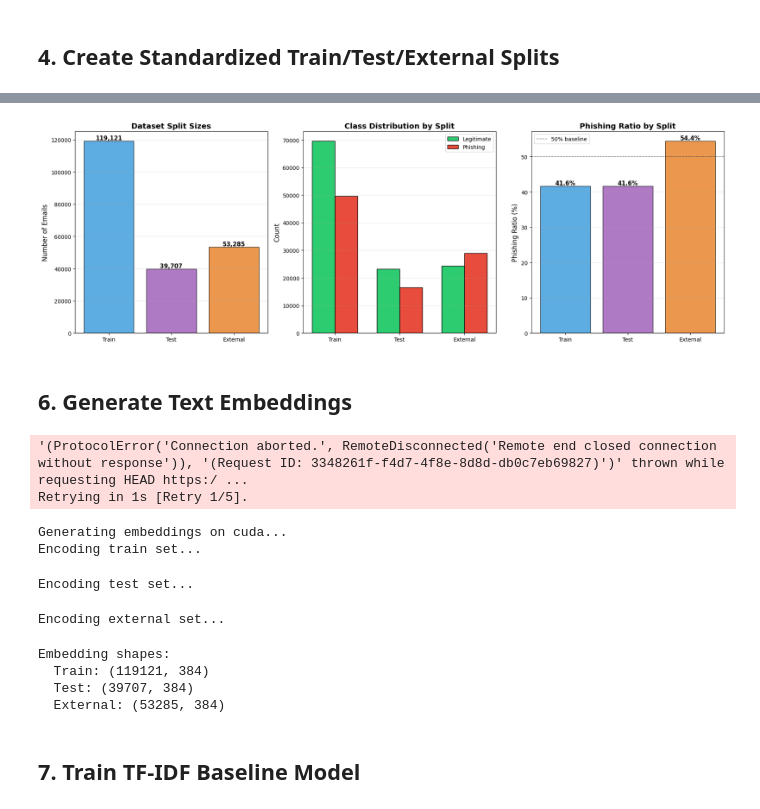
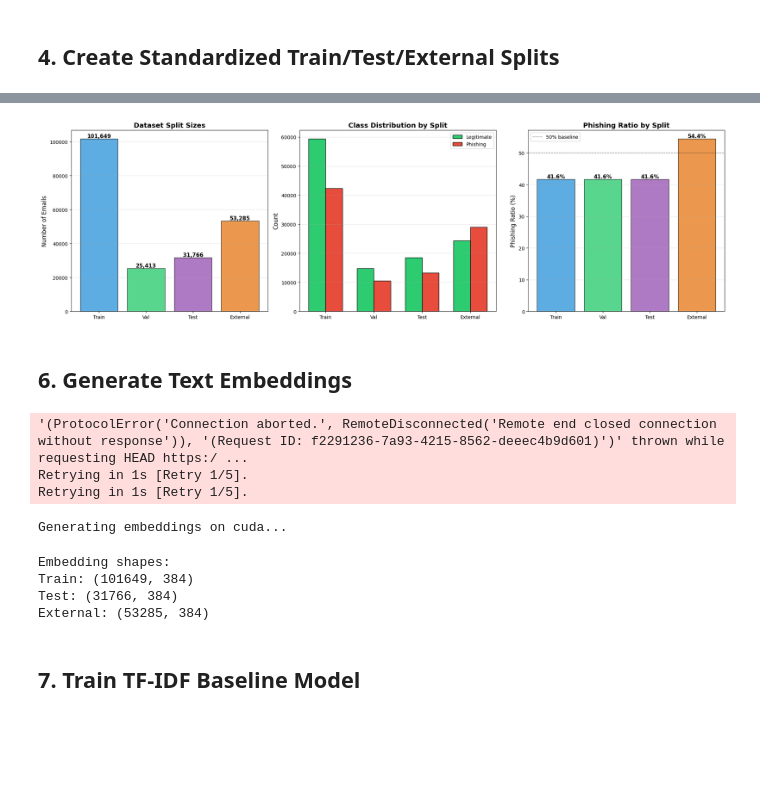
Before and after one commit to Latandu/PhishStop, a Jupyter notebook: app/models/train_models_with_wandb.ipynb, the cells around one changed output, grey strips where cells are left out. Drawn from its saved outputs; the diff is of its cells as text; code cells hidden in the pictures; blank space fills up the shorter version.

```diff
--- a/app/models/train_models_with_wandb.ipynb
+++ b/app/models/train_models_with_wandb.ipynb
@@ -849,16 +510,17 @@ Extracting 11 engineered features...
 # %%
-fig, axes = plt.subplots(1, 3, figsize=(18, 6))
+fig, axes = plt.subplots(1, 3, figsize=(20, 6))
 
 splits_data = {
     'Train': train_df,
+    'Validation': val_df,
     'Test': test_df,
     'External': external_df
 }
 
 ax1 = axes[0]
-sizes = [len(train_df), len(test_df), len(external_df)]
-colors_splits = ['#3498db', '#9b59b6', '#e67e22']
-bars = ax1.bar(['Train', 'Test', 'External'], sizes, color=colors_splits, edgecolor='black', alpha=0.8)
+sizes = [len(train_df), len(val_df), len(test_df), len(external_df)]
+colors_splits = ['#3498db', '#2ecc71', '#9b59b6', '#e67e22']
+bars = ax1.bar(['Train', 'Val', 'Test', 'External'], sizes, color=colors_splits, edgecolor='black', alpha=0.8)
 ax1.set_ylabel('Number of Emails', fontsize=12)
 ax1.set_title('Dataset Split Sizes', fontsize=14, fontweight='bold')
 ax1.grid(axis='y', alpha=0.3)
@@ -870,15 +532,17 @@ for bar in bars:
              ha='center', va='bottom', fontsize=11, fontweight='bold')
 
 ax2 = axes[1]
-x_pos = np.arange(3)
+x_pos = np.arange(4)
 width = 0.35
 phishing_counts = [
     train_df.filter(pl.col("phishing") == 1).shape[0],
+    val_df.filter(pl.col("phishing") == 1).shape[0],
     test_df.filter(pl.col("phishing") == 1).shape[0],
     external_df.filter(pl.col("phishing") == 1).shape[0]
 ]
 legit_counts = [
     train_df.filter(pl.col("phishing") == 0).shape[0],
+    val_df.filter(pl.col("phishing") == 0).shape[0],
     test_df.filter(pl.col("phishing") == 0).shape[0],
     external_df.filter(pl.col("phishing") == 0).shape[0]
 ]
@@ -887,7 +551,7 @@ ax2.bar(x_pos + width/2, phishing_counts, width, label='Phishing', color='#e74c3
 ax2.set_ylabel('Count', fontsize=12)
 ax2.set_title('Class Distribution by Split', fontsize=14, fontweight='bold')
 ax2.set_xticks(x_pos)
-ax2.set_xticklabels(['Train', 'Test', 'External'])
+ax2.set_xticklabels(['Train', 'Val', 'Test', 'External'])
 ax2.legend()
 ax2.grid(axis='y', alpha=0.3)
 
@@ -895,49 +559,47 @@ ax3 = axes[2]
 phishing_ratios = [
     phishing_counts[0] / sizes[0] * 100,
     phishing_counts[1] / sizes[1] * 100,
-    phishing_counts[2] / sizes[2] * 100
+    phishing_counts[2] / sizes[2] * 100,
+    phishing_counts[3] / sizes[3] * 100
 ]
-bars = ax3.bar(['Train', 'Test', 'External'], phishing_ratios, color=colors_splits, edgecolor='black', alpha=0.8)
+bars = ax3.bar(['Train', 'Val', 'Test', 'External'], phishing_ratios, color=colors_splits, edgecolor='black', alpha=0.8)
 ax3.set_ylabel('Phishing Ratio (%)', fontsize=12)
 ax3.set_title('Phishing Ratio by Split', fontsize=14, fontweight='bold')
 ax3.axhline(y=50, color='black', linestyle='--', linewidth=1, alpha=0.5, label='50% baseline')
 ax3.grid(axis='y', alpha=0.3)
 ax3.legend()
 
 for bar, ratio in zip(bars, phishing_ratios):
     height = bar.get_height()
     ax3.text(bar.get_x() + bar.get_width()/2., height,
              f'{ratio:.1f}%',
              ha='center', va='bottom', fontsize=11, fontweight='bold')
 
 plt.tight_layout()
 wandb.log({"dataset_analysis/split_distributions": wandb.Image(fig)})
 plt.show()
 plt.close()
 
 split_info_data = []
-for split_name, split_df_pl in [('Train', train_df), ('Test', test_df), ('External', external_df)]:
+for split_name, split_df_pl in [('Train', train_df), ('Validation', val_df), ('Test', test_df), ('External', external_df)]:
     phish = split_df_pl.filter(pl.col("phishing") == 1).shape[0]
     total = len(split_df_pl)
     split_info_data.append([split_name, total, phish, total - phish, phish / total * 100])
 
 wandb.log({"dataset_analysis/split_info": wandb.Table(
     columns=["split", "total", "phishing", "legitimate", "phishing_ratio_%"],
     data=split_info_data
 )})
 # %% [output]
-[figure, old version]
+[figure, new version]
 # %% [markdown]
 ## 6. Generate Text Embeddings
 # %%
-# Load sentence transformer model
 device = "cuda" if torch.cuda.is_available() else "cpu"
 print(f"Generating embeddings on {device}...")
 
 embedding_model = SentenceTransformer(config["embedding_model"], device=device)
 
-# Generate embeddings for each split
-print("Encoding train set...")
 X_emb_train = embedding_model.encode(
     train_df['body_subject'].to_list(),
     show_progress_bar=True,
@@ -945,7 +607,6 @@ X_emb_train = embedding_model.encode(
     batch_size=32
 )
 
-print("Encoding test set...")
 X_emb_test = embedding_model.encode(
     test_df['body_subject'].to_list(),
     show_progress_bar=True,
@@ -953,7 +614,13 @@ X_emb_test = embedding_model.encode(
     batch_size=32
 )
 
-print("Encoding external set...")
+X_emb_val = embedding_model.encode(
+    val_df['body_subject'].to_list(),
+    show_progress_bar=True,
+    convert_to_numpy=True,
+    batch_size=32
+)
+
 X_emb_external = embedding_model.encode(
     external_df['body_subject'].to_list(),
     show_progress_bar=True,
@@ -961,31 +628,28 @@ X_emb_external = embedding_model.encode(
     batch_size=32
 )
 
-# Extract labels
 y_train = train_df['phishing'].to_numpy()
 y_test = test_df['phishing'].to_numpy()
 y_external = external_df['phishing'].to_numpy()
 
-print(f"\nEmbedding shapes:")
-print(f"  Train: {X_emb_train.shape}")
-print(f"  Test: {X_emb_test.shape}")
-print(f"  External: {X_emb_external.shape}")
+print(f"Embedding shapes:")
+print(f"Train: {X_emb_train.shape}")
+print(f"Test: {X_emb_test.shape}")
+print(f"External: {X_emb_external.shape}")
 
 wandb.log({
     "embedding_dim": X_emb_train.shape[1],
     "embedding_model": config["embedding_model"]
 })
 # %% [output]
-'(ProtocolError('Connection aborted.', RemoteDisconnected('Remote end closed connection without response')), '(Request ID: 3348261f-f4d7-4f8e-8d8d-db0c7eb69827)')' thrown while requesting HEAD https:/ ...
+'(ProtocolError('Connection aborted.', RemoteDisconnected('Remote end closed connection without response')), '(Request ID: f2291236-7a93-4215-8562-deeec4b9d601)')' thrown while requesting HEAD https:/ ...
 Retrying in 1s [Retry 1/5].
+Retrying in 1s [Retry 1/5].
 Generating embeddings on cuda...
-Encoding train set...
-Encoding test set...
+Embedding shapes:
+Train: (101649, 384)
+Test: (31766, 384)
+External: (53285, 384)
-Encoding external set...
-Embedding shapes:
-  Train: (119121, 384)
-  Test: (39707, 384)
-  External: (53285, 384)
 # %% [markdown]
 ## 7. Train TF-IDF Baseline Model
 # %%
```
Also changed, not shown: parts of 15 cells of this notebook, 8 other files.
